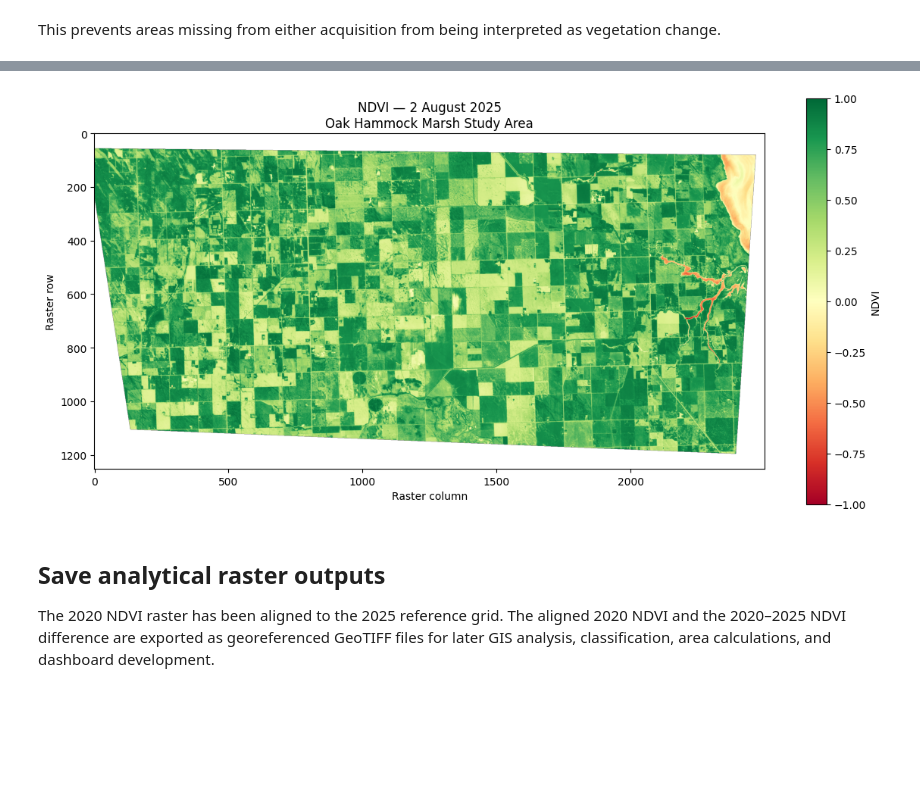
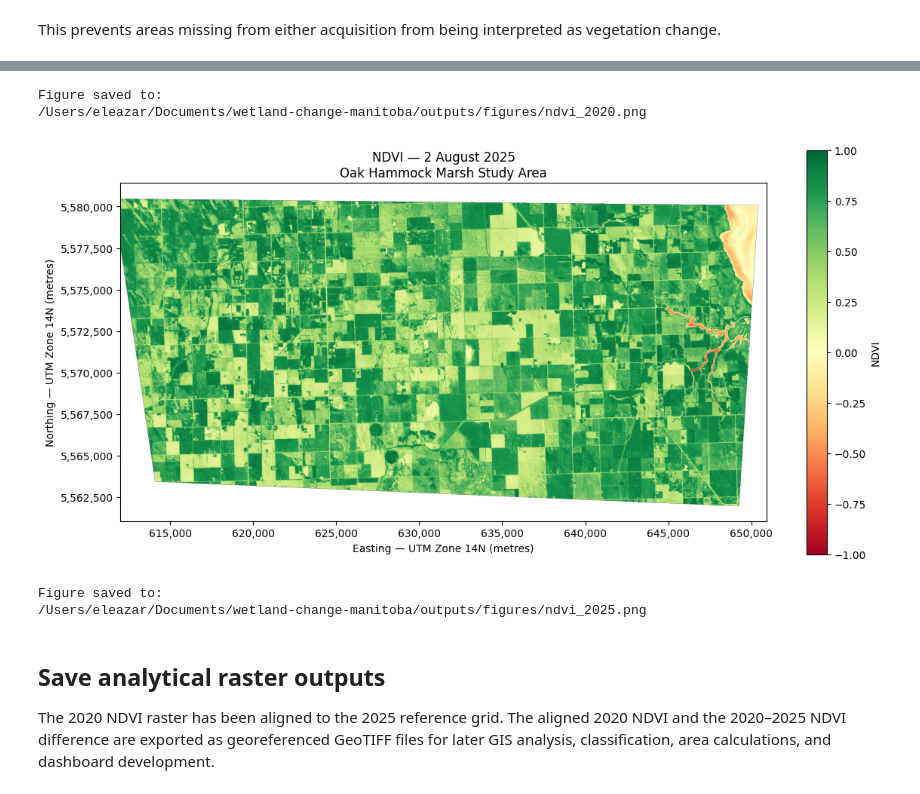
Before and after one commit to DiazHumberto/wetland-change-manitoba, a Jupyter notebook: notebooks/02_change_detection.ipynb, the cells around one changed output, grey strips where cells are left out. Cells and saved outputs as stored; diff of their text form; code cells hidden in the pictures; blank space fills up the shorter version.

```diff
--- a/notebooks/02_change_detection.ipynb
+++ b/notebooks/02_change_detection.ipynb
@@ -533,32 +647,79 @@ print(change_figure_path)
 Figure saved to:
 /Users/eleazar/Documents/wetland-change-manitoba/outputs/figures/ndvi_change_2020_2025.png
 # %%
-def save_ndvi_figure(ndvi, title, output_path):
-    """Create and save an NDVI visualization."""
+def save_ndvi_figure(
+    ndvi,
+    title,
+    output_path,
+    extent,
+):
+    """
+    Create and save a georeferenced NDVI visualization.
 
-    fig, ax = plt.subplots(figsize=(12, 7))
+    Parameters
+    ----------
+    ndvi : numpy.ma.MaskedArray
+        NDVI raster values.
+
+    title : str
+        Figure title.
+
+    output_path : pathlib.Path
+        Location where the PNG will be saved.
+
+    extent : tuple
+        Raster bounds in the order:
+        west, east, south, north.
+    """
+
+    fig, ax = plt.subplots(
+        figsize=(12, 7)
+    )
 
     image = ax.imshow(
         ndvi,
         cmap="RdYlGn",
         vmin=-1,
         vmax=1,
+        extent=extent,
+        origin="upper",
     )
 
     ax.set_title(title)
-    ax.set_xlabel("Raster column")
-    ax.set_ylabel("Raster row")
+
+    ax.set_xlabel(
+        "Easting — UTM Zone 14N (metres)"
+    )
+
+    ax.set_ylabel(
+        "Northing — UTM Zone 14N (metres)"
+    )
+
+    coordinate_formatter = FuncFormatter(
+        lambda value, position: f"{value:,.0f}"
+    )
+
+    ax.xaxis.set_major_formatter(
+        coordinate_formatter
+    )
+
+    ax.yaxis.set_major_formatter(
+        coordinate_formatter
+    )
+
+    ax.set_aspect("equal")
 
     colorbar = fig.colorbar(
         image,
         ax=ax,
         shrink=0.8,
     )
+
     colorbar.set_label("NDVI")
 
     plt.tight_layout()
 
-    plt.savefig(
+    fig.savefig(
         output_path,
         dpi=300,
         bbox_inches="tight",
@@ -566,16 +727,27 @@ def save_ndvi_figure(ndvi, title, output_path):
 
     plt.show()
 
+    print("Figure saved to:")
+    print(output_path)
+
 
 save_ndvi_figure(
     ndvi_2020_common,
-    "NDVI — 8 August 2020\nOak Hammock Marsh Study Area",
+    (
+        "NDVI — 8 August 2020\n"
+        "Oak Hammock Marsh Study Area"
+    ),
     figures_directory / "ndvi_2020.png",
+    map_extent,
 )
 
 save_ndvi_figure(
     ndvi_2025_common,
-    "NDVI — 2 August 2025\nOak Hammock Marsh Study Area",
+    (
+        "NDVI — 2 August 2025\n"
+        "Oak Hammock Marsh Study Area"
+    ),
     figures_directory / "ndvi_2025.png",
+    map_extent,
 )
 # %% [output]
@@ -583,4 +755,8 @@ save_ndvi_figure(
+Figure saved to:
+/Users/eleazar/Documents/wetland-change-manitoba/outputs/figures/ndvi_2020.png
-[figure, old version]
+[figure, new version]
+Figure saved to:
+/Users/eleazar/Documents/wetland-change-manitoba/outputs/figures/ndvi_2025.png
 # %% [markdown]
 ## Save analytical raster outputs
 
```
Also changed, not shown: parts of 22 cells of this notebook, 6 other files.
